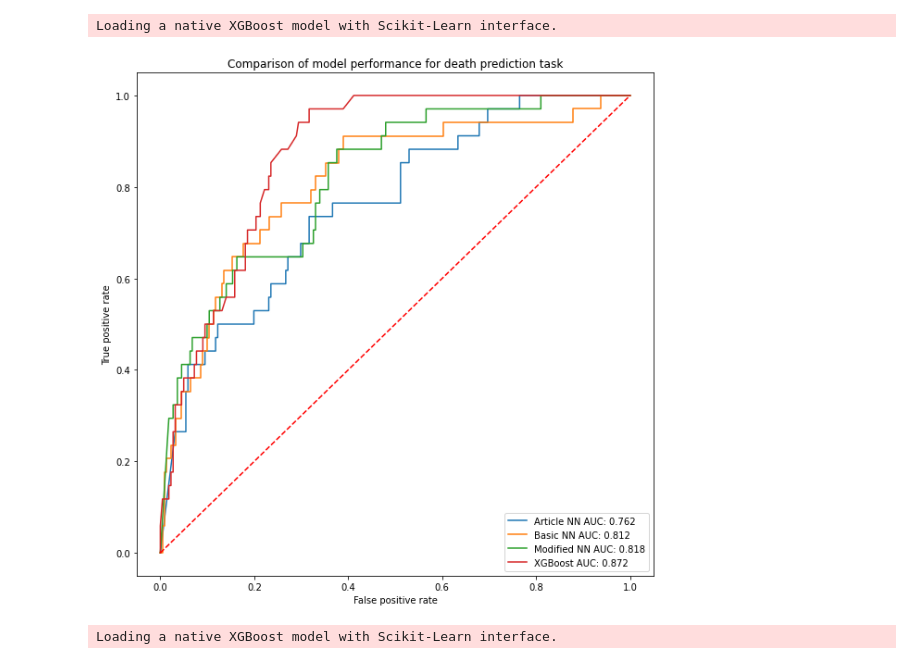
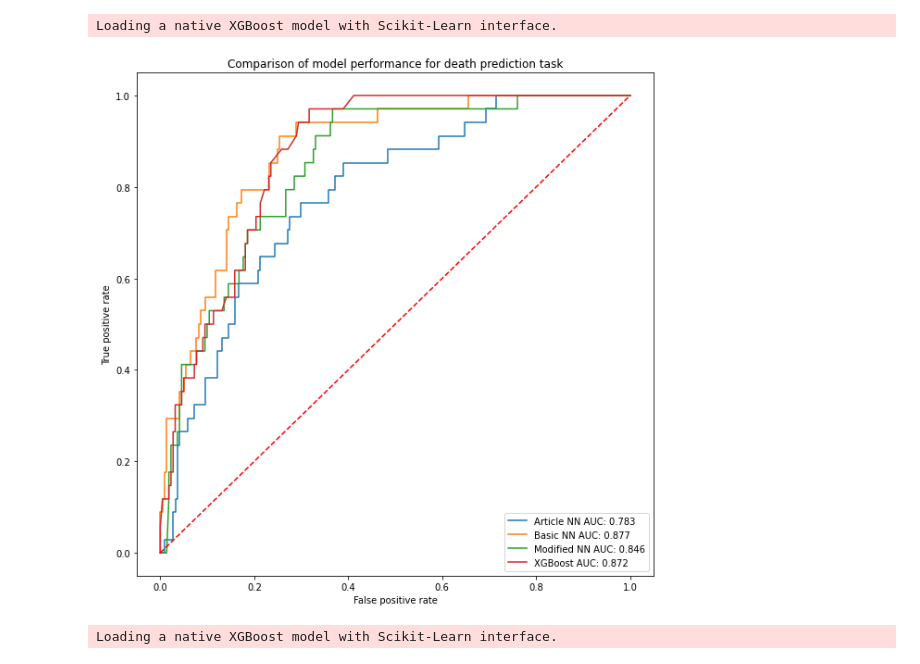
Before and after one commit to konrad-komisarczyk/wb2021, a Jupyter notebook: proj2/DNN/comparison.ipynb, the cells around one changed output. Saved outputs shown, nothing was run; the diff lists cells and outputs as text; code cells hidden in the pictures.

```diff
--- a/proj2/DNN/comparison.ipynb
+++ b/proj2/DNN/comparison.ipynb
@@ -38,9 +38,16 @@ y_test_icu = np.array(test_icu.iloc[:, -1])
 train_exp = pd.read_csv("../data/splitted/expired_train.csv").iloc[:, 1:]
 test_exp = pd.read_csv("../data/splitted/expired_test.csv").iloc[:, 1:]
 
+rs_exp = RobustScaler()
+
 X_train_exp = np.array(train_exp.iloc[:, :-1])
+X_train_exp_scaled = rs_exp.fit_transform(np.array(train_exp.iloc[:, :-1]))
+
 y_train_exp = np.array(train_exp.iloc[:, -1])
+
 X_test_exp = np.array(test_exp.iloc[:, :-1])
+X_test_exp_scaled = rs_exp.transform(np.array(test_exp.iloc[:, :-1]))
+
 y_test_exp = np.array(test_exp.iloc[:, -1])
 # %%
 def make_article_layer(neurons, **kwargs):
@@ -94,9 +101,9 @@ def make_and_fit_keras(constructor, X_train, y_train, icu=True):
     model.fit(X_train, y_train, epochs=100, validation_split=0.2, verbose=0)
     return model
 # %%
-exp_article_model = make_and_fit_keras(make_article_model, X_train_exp, y_train_exp, icu=False)
-exp_basic_model = make_and_fit_keras(make_basic, X_train_exp, y_train_exp, icu=False)
-exp_modified_model = make_and_fit_keras(make_modified, X_train_exp, y_train_exp, icu=False)
+exp_article_model = make_and_fit_keras(make_article_model, X_train_exp_scaled, y_train_exp, icu=False)
+exp_basic_model = make_and_fit_keras(make_basic, X_train_exp_scaled, y_train_exp, icu=False)
+exp_modified_model = make_and_fit_keras(make_modified, X_train_exp_scaled, y_train_exp, icu=False)
 # %%
 exp_xgb = xgboost.XGBClassifier()
 exp_xgb.load_model('../models/xgb_expired.model')
@@ -105,18 +112,18 @@ Loading a native XGBoost model with Scikit-Learn interface.
 # %%
 plt.figure(figsize=(10,10))
 plot_rocs(
     [
-        calc_roc_keras(exp_article_model, X_test_exp, y_test_exp),
-        calc_roc_keras(exp_basic_model, X_test_exp, y_test_exp),
-        calc_roc_keras(exp_modified_model, X_test_exp, y_test_exp),
+        calc_roc_keras(exp_article_model, X_test_exp_scaled, y_test_exp),
+        calc_roc_keras(exp_basic_model, X_test_exp_scaled, y_test_exp),
+        calc_roc_keras(exp_modified_model, X_test_exp_scaled, y_test_exp),
         roc_curve(y_test_exp, exp_xgb.predict_proba(X_test_exp)[:,1])[0:2]
     ],
     ["Article NN", "Basic NN", "Modified NN", "XGBoost"]
 )
 plt.title("Comparison of model performance for death prediction task")
 plt.show()
 # %% [output]
-[figure, old version]
+[figure, new version]
 # %%
 icu_article_model = make_and_fit_keras(make_article_model, X_train_icu_scaled, y_train_icu)
 icu_basic_model = make_and_fit_keras(make_basic, X_train_icu_scaled, y_train_icu)
```
